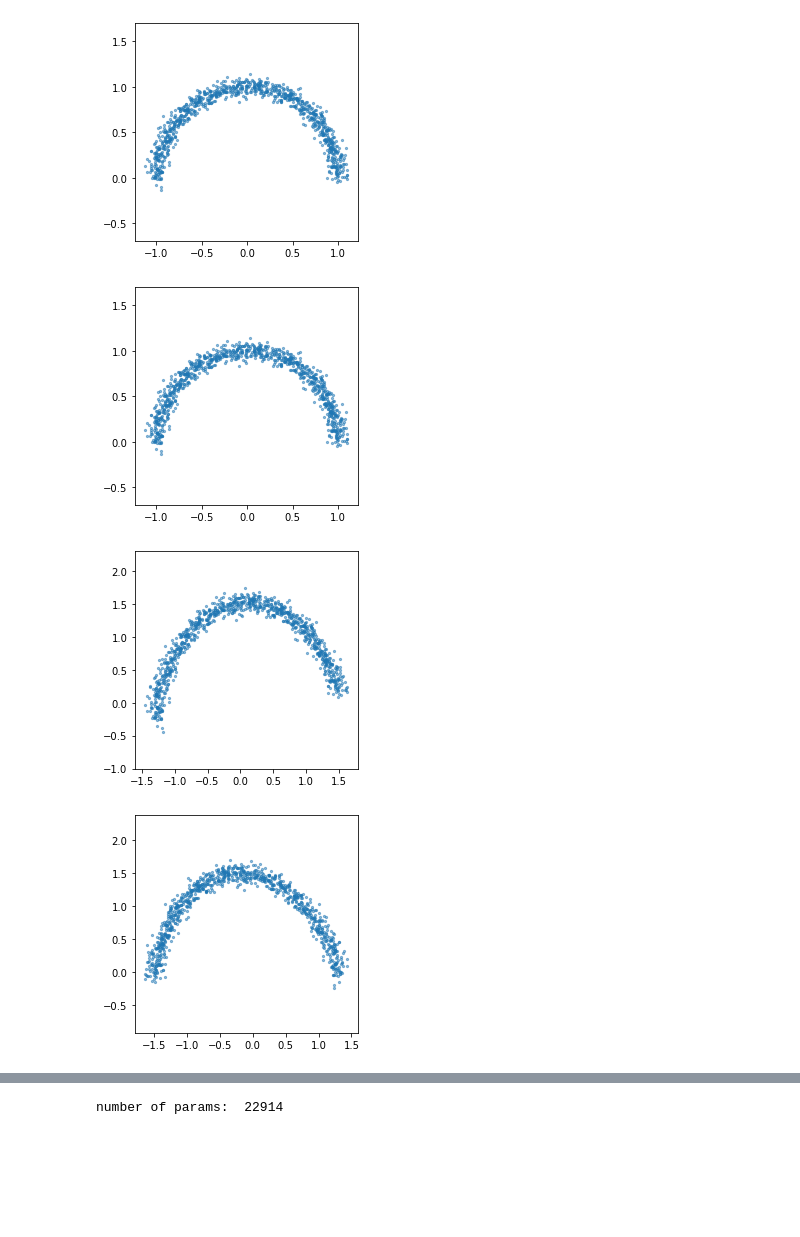
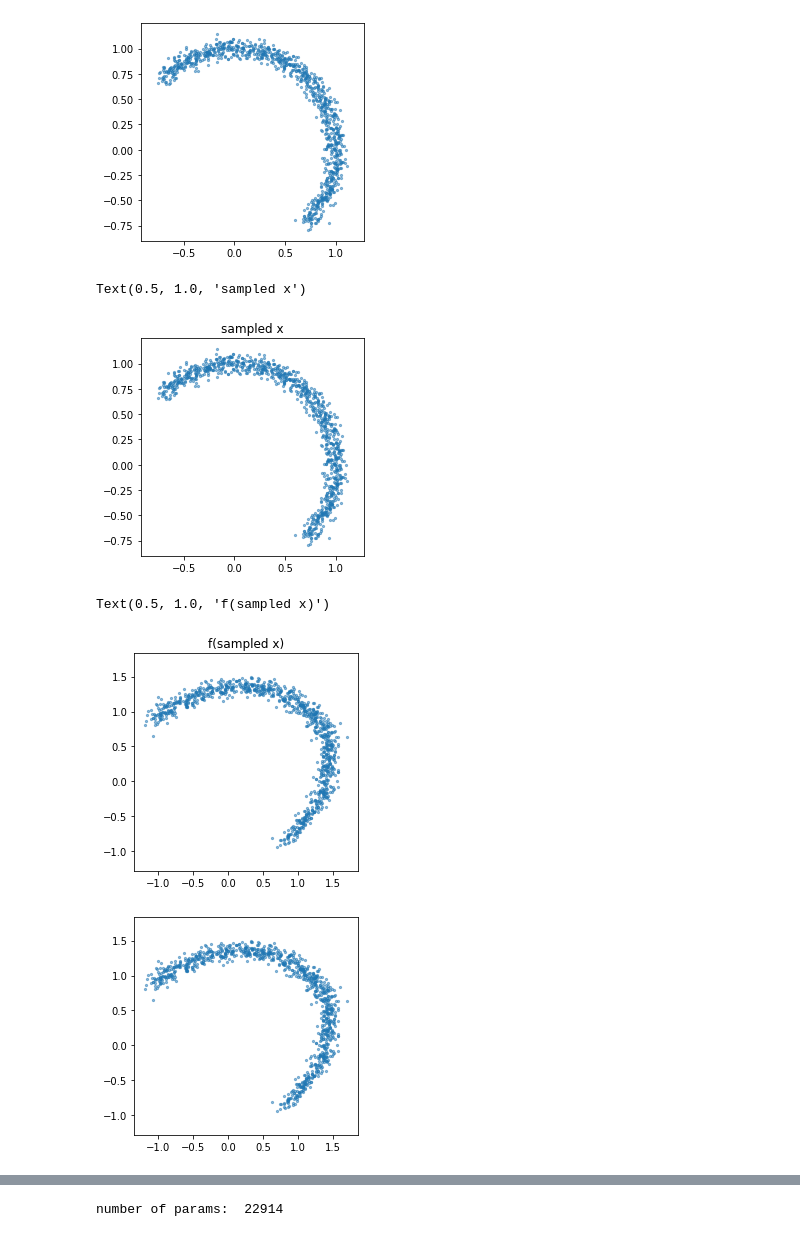
Before and after one commit to KeAWang/pytorch-normalizing-flows, a Jupyter notebook: nflib1.ipynb, the cells around one changed output, grey strips where cells are left out. Saved outputs shown, nothing was run; the diff lists cells and outputs as text; code cells hidden in the pictures; blank space fills up the shorter version.

```diff
--- a/nflib1.ipynb
+++ b/nflib1.ipynb
@@ -73,6 +73,11 @@ class DatasetMoon:
         if noise is not None:
             X += generator.normal(scale=noise, size=X.shape)
 
+        # rotate
+        c, s = np.cos(3.1415926/4), np.sin(3.1415926/4)
+        X = X @ np.array([[c, -s],
+                          [s,  c]])
+
         return X, y
 
     def sample(self, n):
@@ -119,7 +124,7 @@ plt.figure(figsize=(4,4))
 plt.scatter(x[:,0], x[:,1], s=5, alpha=0.5)
 plt.axis('equal');
 # %% [output]
-[figure, old version]
+[figure, new version]
 # %%
 class PPCA(torch.distributions.Distribution, torch.nn.Module):
 
@@ -188,7 +193,7 @@ class PPCA(torch.distributions.Distribution, torch.nn.Module):
 # construct a model
 #prior = MultivariateNormal(torch.zeros(2), torch.eye(2))
 # prior = TransformedDistribution(Uniform(torch.zeros(2), torch.ones(2)), SigmoidTransform().inv) # Logistic distribution
-prior = PPCA(2, 2)
+prior = PPCA(2, 1)
 
 # RealNVP
 flows = [AffineHalfFlow(dim=2, parity=i%2) for i in range(9)]
@@ -227,31 +232,38 @@ flows = [AffineHalfFlow(dim=2, parity=i%2) for i in range(9)]
 model = NormalizingFlowModel(prior, flows)
 # %%
 with torch.no_grad():
-    zs, _, _ = model(x)
+    zs, _, _ = model(d.sample(1000))
 
 def covariance_matrix(x):
     n = x.size(0)
     x_centered = x - x.mean(0)
     return x_centered.T.matmul(x_centered).div(n)
+
 z = zs[-1]
-U, S, V = torch.svd(covariance_matrix(z))
 
-prior.data_mean = z.mean(0)
+#U, S, V = torch.svd(covariance_matrix(z))
+U, S, V = torch.svd(prior.covariance_matrix)
+
+#prior.data_mean = z.mean(0)
 #prior.linear_transform = U[:, 0:1]
-prior.linear_transform = U
+#prior.linear_transform = U
 # %%
 plt.figure(figsize=(4,4))
 plt.scatter(x[:,0], x[:,1], s=5, alpha=0.5)
 plt.axis('equal');
+plt.title("sampled x")
 # %% [output]
+Text(0.5, 1.0, 'sampled x')
-[figure, old version]
+[figure, new version]
 # %%
 z = zs[-1].detach().numpy()
 plt.figure(figsize=(4,4))
 plt.scatter(z[:,0], z[:,1], s=5, alpha=0.5)
 plt.axis('equal');
+plt.title("f(sampled x)")
 # %% [output]
+Text(0.5, 1.0, 'f(sampled x)')
-[figure, old version]
+[figure, new version]
 # %%
 z = zs[-1]
 u = z.matmul(U).detach().numpy()
@@ -259,4 +271,4 @@ plt.figure(figsize=(4,4))
 plt.scatter(u[:,0], u[:,1], s=5, alpha=0.5)
 plt.axis('equal');
 # %% [output]
-[figure, old version]
+[figure, new version]
```
Also changed, not shown: parts of 7 cells of this notebook.
